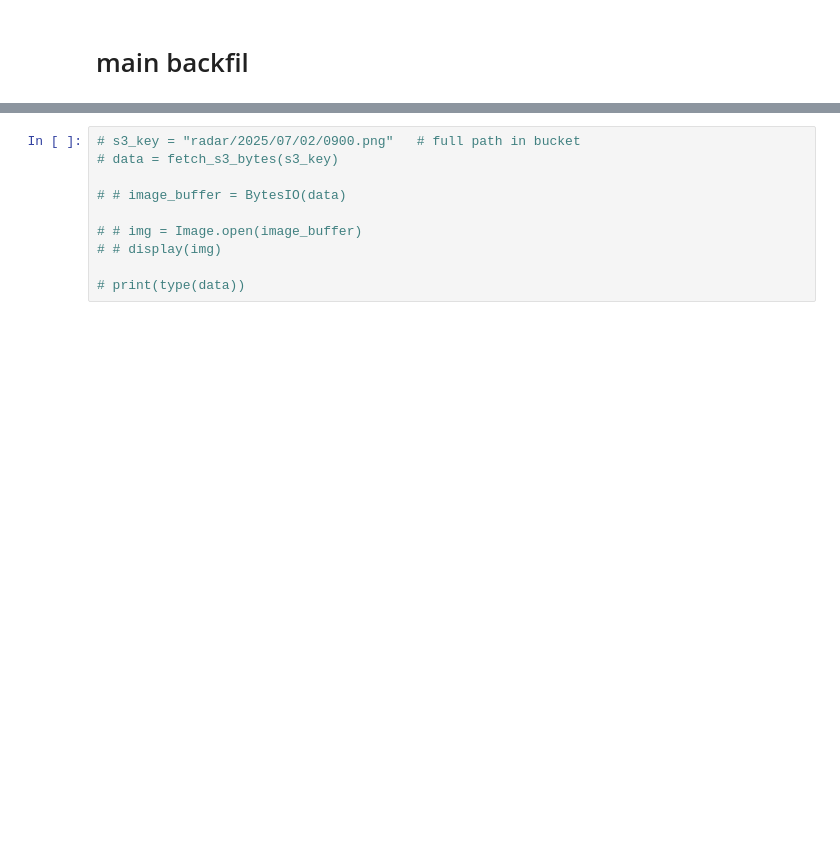
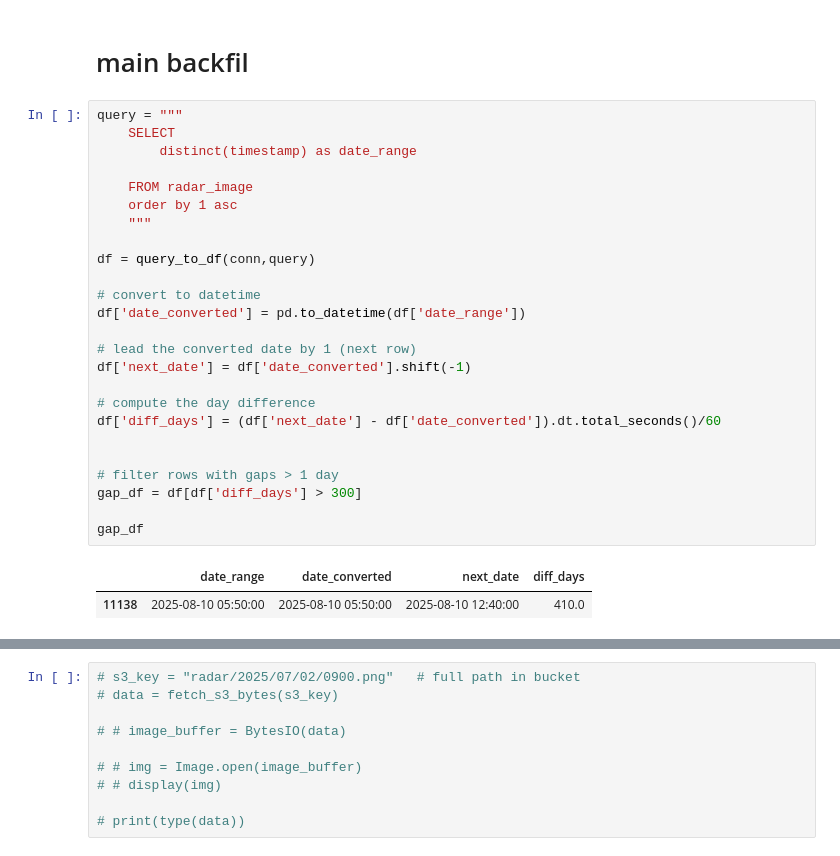
Before and after one commit to ShayneTan03/weather_app, a Jupyter notebook: backend/backfill_database/main_algo_backfill.ipynb, the cells around one changed output, grey strips where cells are left out. Cells and saved outputs as stored; diff of their text form; blank space fills up the shorter version.

```diff
--- a/backend/backfill_database/main_algo_backfill.ipynb
+++ b/backend/backfill_database/main_algo_backfill.ipynb
@@ -426,3 +426,31 @@ def fetch_s3_bytes(s3_key):
     return s3.get_object(Bucket=BUCKET_NAME, Key=s3_key)['Body'].read()
 # %% [markdown]
 # main backfil
+# %%
+query = """
+    SELECT
+        distinct(timestamp) as date_range
+
+    FROM radar_image
+    order by 1 asc
+    """
+
+df = query_to_df(conn,query)
+
+# convert to datetime
+df['date_converted'] = pd.to_datetime(df['date_range'])
+
+# lead the converted date by 1 (next row)
+df['next_date'] = df['date_converted'].shift(-1)
+
+# compute the day difference
+df['diff_days'] = (df['next_date'] - df['date_converted']).dt.total_seconds()/60
+
+
+# filter rows with gaps > 1 day
+gap_df = df[df['diff_days'] > 300]
+
+gap_df
+# %% [output]
+|  | date_range | date_converted | next_date | diff_days |
+| 11138 | 2025-08-10 05:50:00 | 2025-08-10 05:50:00 | 2025-08-10 12:40:00 | 410.0 |
```
Also changed, not shown: parts of 2 cells of this notebook, 3 other files.
